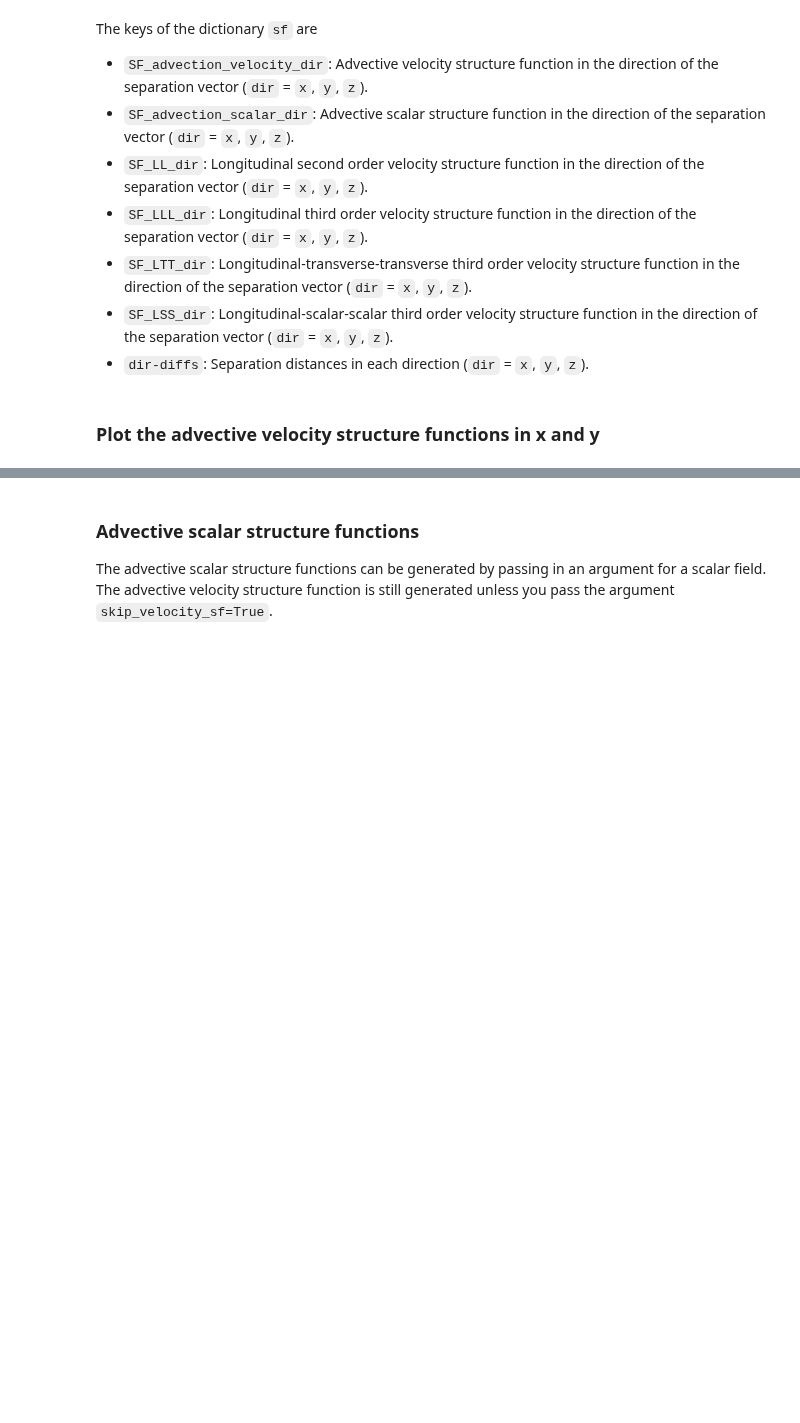
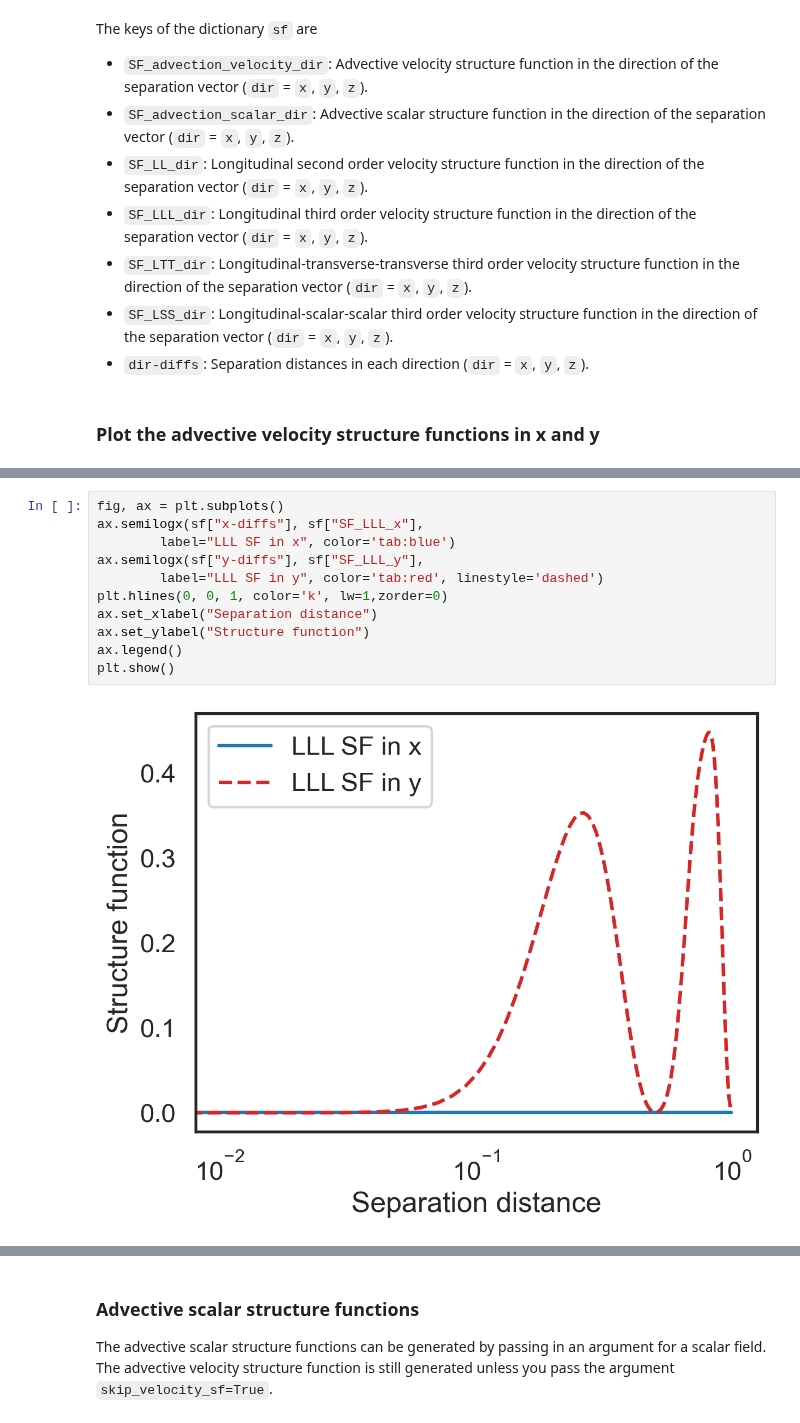
Before and after one commit to cassidymwagner/fluidsf, a Jupyter notebook: docs/source/qs.ipynb, the cells around one changed output, grey strips where cells are left out. Saved outputs shown, nothing was run; the diff lists cells and outputs as text; blank space fills up the shorter version.

```diff
--- a/docs/source/qs.ipynb
+++ b/docs/source/qs.ipynb
@@ -54,0 +73,13 @@ plt.show()
+# %%
+fig, ax = plt.subplots()
+ax.semilogx(sf["x-diffs"], sf["SF_LLL_x"],
+        label="LLL SF in x", color='tab:blue')
+ax.semilogx(sf["y-diffs"], sf["SF_LLL_y"],
+        label="LLL SF in y", color='tab:red', linestyle='dashed')
+plt.hlines(0, 0, 1, color='k', lw=1,zorder=0)
+ax.set_xlabel("Separation distance")
+ax.set_ylabel("Structure function")
+ax.legend()
+plt.show()
+# %% [output]
+[figure, added]
```
Also changed, not shown: parts of 10 cells of this notebook.
